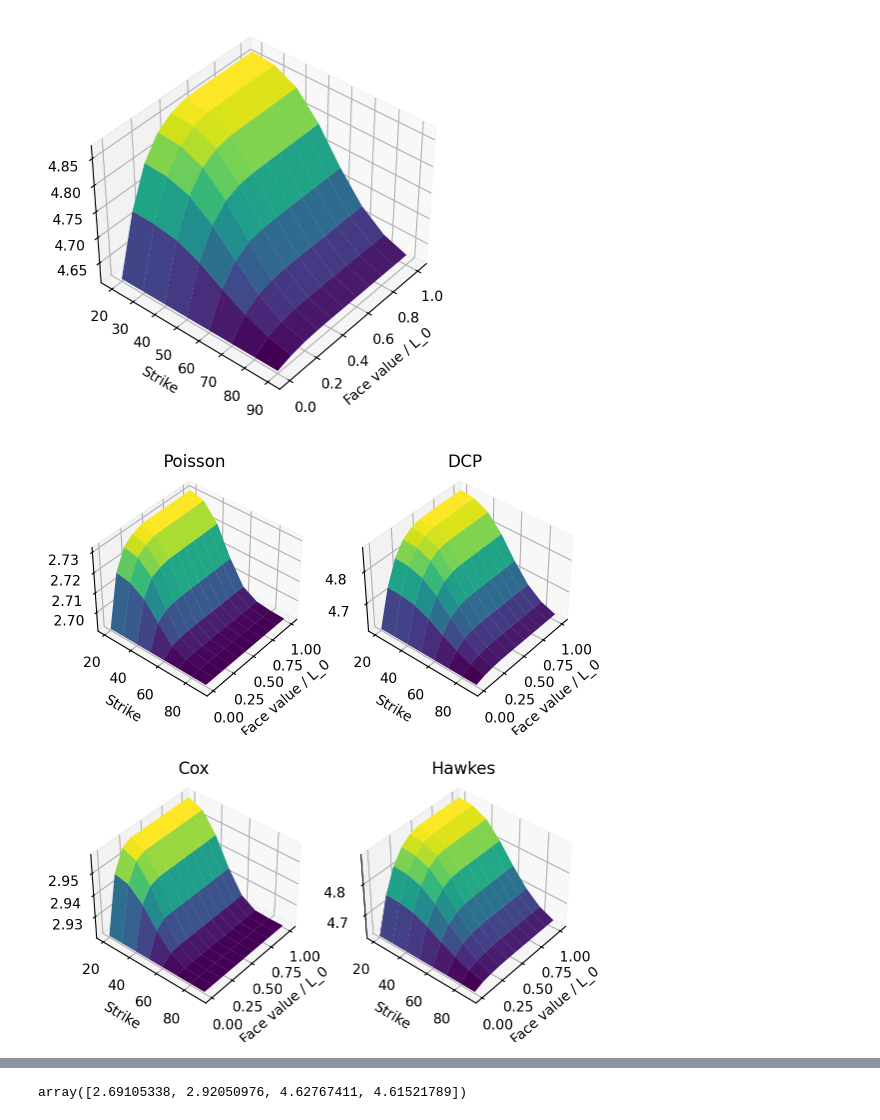
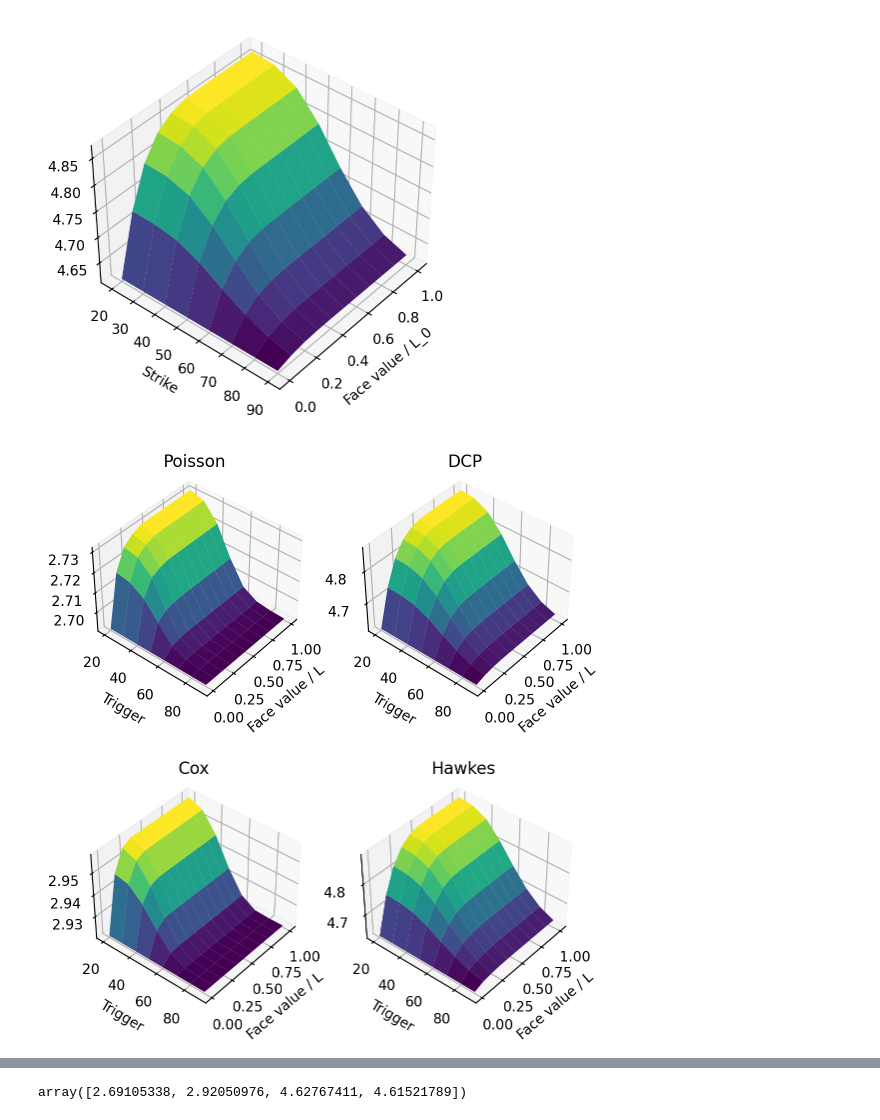
Before and after one commit to Pat-Laub/catastrophe-reinsurance-pricing-compound-point-process, a Jupyter notebook: notebooks/test_catbond.ipynb, the cells around one changed output, grey strips where cells are left out. Drawn from its saved outputs; the diff is of its cells as text; code cells hidden in the pictures.

```diff
--- a/notebooks/test_catbond.ipynb
+++ b/notebooks/test_catbond.ipynb
@@ -142,31 +142,31 @@ DCP
 # %%
 # Create two 3D subplots
 fig = plt.figure()
 ax1 = fig.add_subplot(121, projection="3d")
 ax2 = fig.add_subplot(122, projection="3d")
 
 # Plot the first subplot
 for i in (0, 3):
     ax = ax1 if i == 0 else ax2
     Z = reinsurance_prices_with_catbonds[i]
 
     # Plot a colourful 3D surface
     ax.plot_surface(X, Y, Z, cmap="viridis", edgecolor="none")
 
     # Plot with the smallest values closest to us
     ax.invert_xaxis()
 
     # Rotate the plot 40 degrees
     ax.view_init(40, 40)
 
-    ax.set_xlabel("Face value / L_0")
-    ax.set_ylabel("Strike")
+    ax.set_xlabel("Face value / L")
+    ax.set_ylabel("Trigger")
 
     ax.set_title("Poisson" if i == 0 else "DCP")
 
 plt.savefig("poisson-dcp.png", dpi=300, bbox_inches="tight")
 # %% [output]
-[figure, old version]
+[figure, new version]
 # %%
 # Create two 3D subplots
 fig = plt.figure()
@@ -187,14 +187,14 @@ for i in (1, 2):
     # Rotate the plot 40 degrees
     ax.view_init(40, 40)
 
-    ax.set_xlabel("Face value / L_0")
-    ax.set_ylabel("Strike")
+    ax.set_xlabel("Face value / L")
+    ax.set_ylabel("Trigger")
 
     ax.set_title("Cox" if i == 1 else "Hawkes")
 
 plt.savefig("cox-hawkes.png", dpi=300, bbox_inches="tight")
 # %% [output]
-[figure, old version]
+[figure, new version]
 # %%
 %%time
 
```
Also changed, not shown: parts of 6 cells of this notebook, 1 other file.
